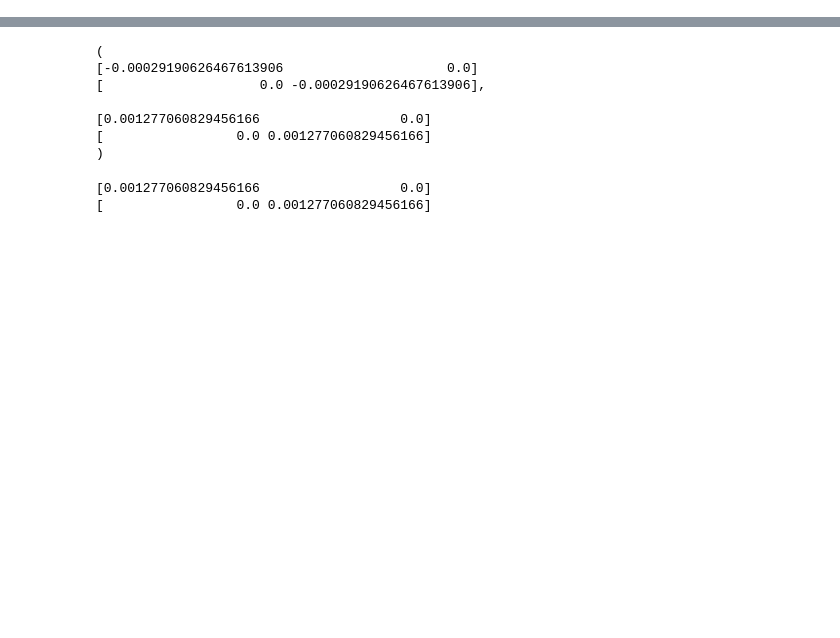
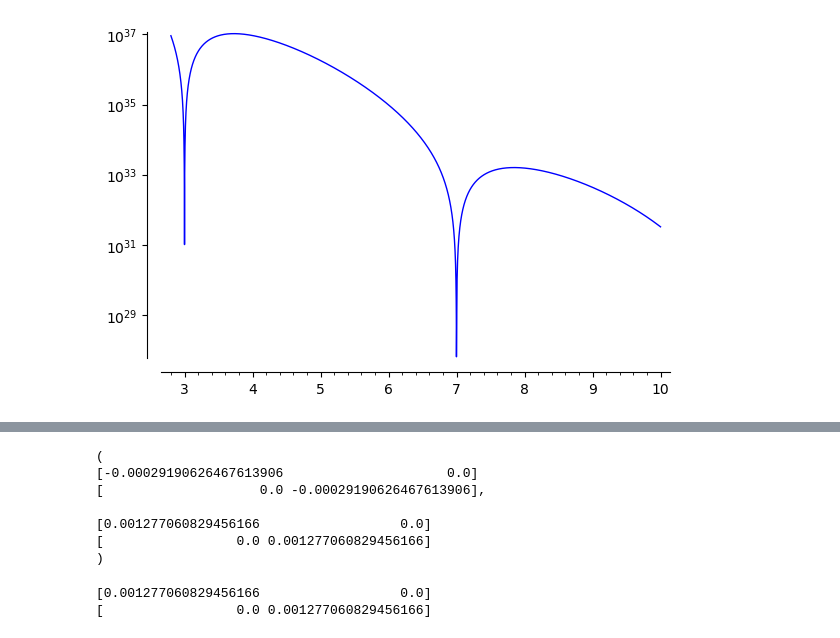
Before and after one commit to twist-numerical/matslise, a Jupyter notebook: notebooks/test_pyscs_x2.ipynb, the cells around one changed output, grey strips where cells are left out. Cells and saved outputs as stored; diff of their text form; code cells hidden in the pictures; blank space fills up the shorter version.

```diff
--- a/notebooks/test_pyscs_x2.ipynb
+++ b/notebooks/test_pyscs_x2.ipynb
@@ -9,3 +38,7 @@ scs = ps.Pyscs(V, 2, 0, M, 8)
+# %%
+plot_semilogy(error, (2.8,10))
+# %% [output]
+[figure, added]
 # %%
 def error1(E):
     l, dl = map(matrix, scs.propagate(E, (matrix.zero(2,2), matrix.identity(2,2)), 0, M/2)[0])
```
Also changed, not shown: parts of 6 cells of this notebook, 8 other files.
